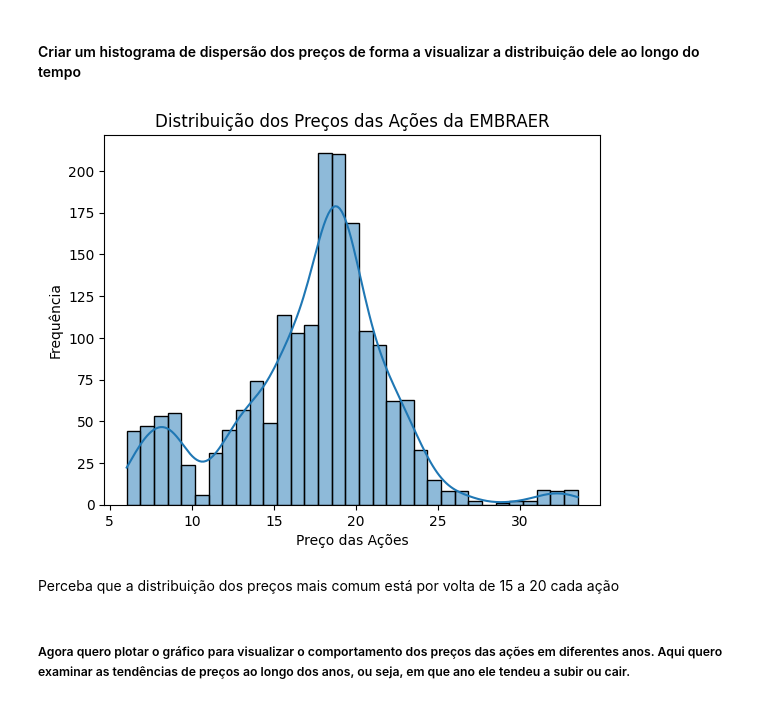
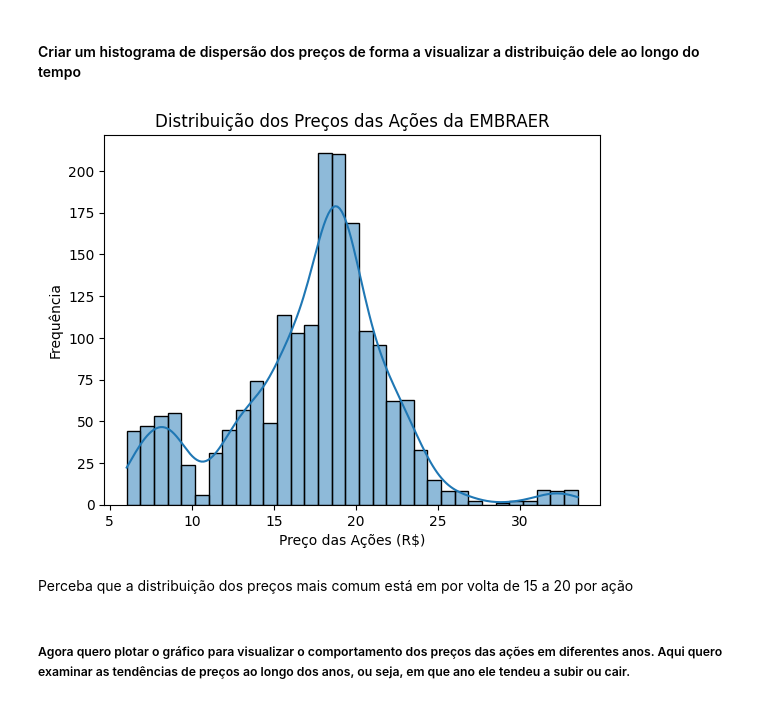
Before and after one commit to jlcamelo2350/Dados-e-automacao, a Jupyter notebook: Análises e automações com Ações da B3/gráficos/Aviação-dados/Setor_Aviação.ipynb, the cells around one changed output. Cells and saved outputs as stored; diff of their text form; code cells hidden in the pictures.

```diff
--- a/Análises e automações com Ações da B3/gráficos/Aviação-dados/Setor_Aviação.ipynb
+++ b/Análises e automações com Ações da B3/gráficos/Aviação-dados/Setor_Aviação.ipynb
@@ -127,13 +127,13 @@ plt.show()
 # %%
 sns.histplot(df['EMBR3'], kde=True)
 plt.title('Distribuição dos Preços das Ações da EMBRAER')
-plt.xlabel('Preço das Ações')
+plt.xlabel('Preço das Ações (R$)')
 plt.ylabel('Frequência')
 plt.show()
 # %% [output]
-[figure, old version]
+[figure, new version]
 # %% [markdown]
-Perceba que a distribuição dos preços mais comum está por volta de 15 a 20 cada ação
+Perceba que a distribuição dos preços mais comum está em por volta de 15 a 20 por ação
 # %% [markdown]
 ##### Agora quero plotar o gráfico para visualizar o comportamento dos preços das ações em diferentes anos. Aqui quero examinar as tendências de preços ao longo dos anos, ou seja, em que ano ele tendeu a subir ou cair.
 # %%
```
Also changed, not shown: parts of 16 cells of this notebook.
